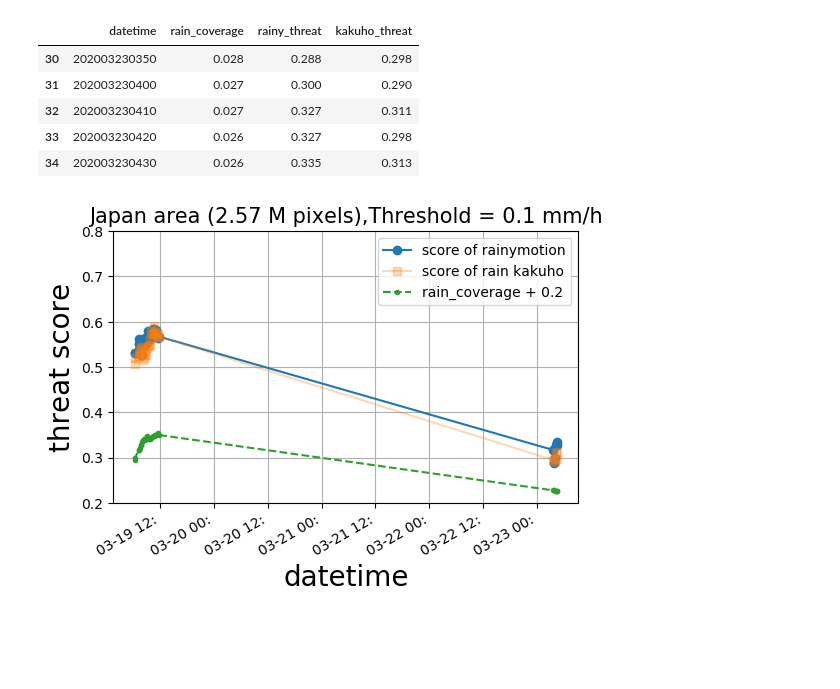
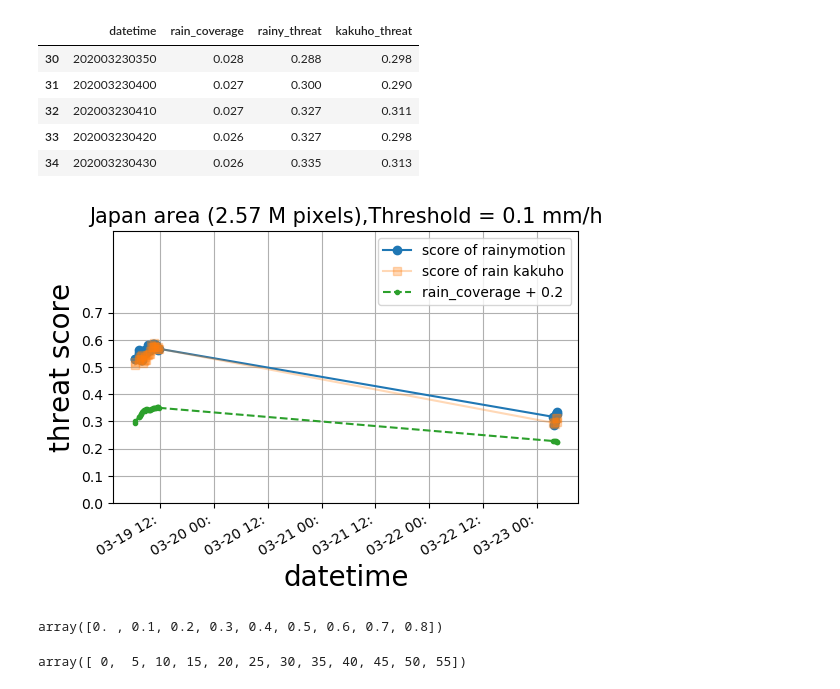
Before and after one commit to Yuchaowni/rainymotion, a Jupyter notebook: plot_threat_in_server.ipynb, the cells around one changed output. Drawn from its saved outputs; the diff is of its cells as text; code cells hidden in the pictures; blank space fills up the shorter version.

```diff
--- a/plot_threat_in_server.ipynb
+++ b/plot_threat_in_server.ipynb
@@ -34,19 +34,28 @@ data.tail()
 # %%
 plt.figure(dpi=100)
 dates = data.datetime.apply(lambda x:datetime.strptime(str(x),"%Y%m%d%H%M"))
 
 plt.plot(dates, data.rainy_threat, 'o-', label = "score of rainymotion")
 plt.plot(dates, data.kakuho_threat, 's-',alpha = 0.3,label = "score of rain kakuho")
 plt.plot(dates, data.rain_coverage+0.2, '.--',label = "rain_coverage + 0.2")
 plt.title("Japan area (2.57 M pixels),Threshold = 0.1 mm/h",fontsize= 15)
 plt.xlabel("datetime",fontsize= 20)
 plt.ylabel("threat score",fontsize= 20)
 plt.legend()
-plt.ylim([0.2,0.8])
+plt.ylim([0,1])
+plt.yticks(np.arange(0, 0.8, step=0.1))
 plt.grid()
 
 plt.gca().xaxis.set_major_formatter(mdates.DateFormatter('%m-%d %H:')) # 格式化时间轴标注
 plt.gcf().autofmt_xdate() # 优化标注（自动倾斜）
 plt.savefig("1hour_threat_compare.png",format = "png",bbox_inches='tight')
 # %% [output]
-[figure, old version]
+[figure, new version]
+# %%
+np.arange(0, 0.81, step=0.1)
+# %% [output]
+array([0. , 0.1, 0.2, 0.3, 0.4, 0.5, 0.6, 0.7, 0.8])
+# %%
+np.arange(0, 60, step=5)
+# %% [output]
+array([ 0,  5, 10, 15, 20, 25, 30, 35, 40, 45, 50, 55])
```
Also changed, not shown: 16 other files.
